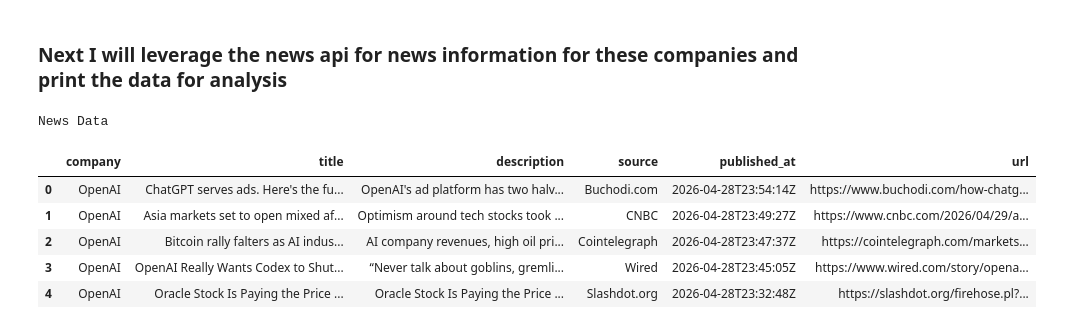
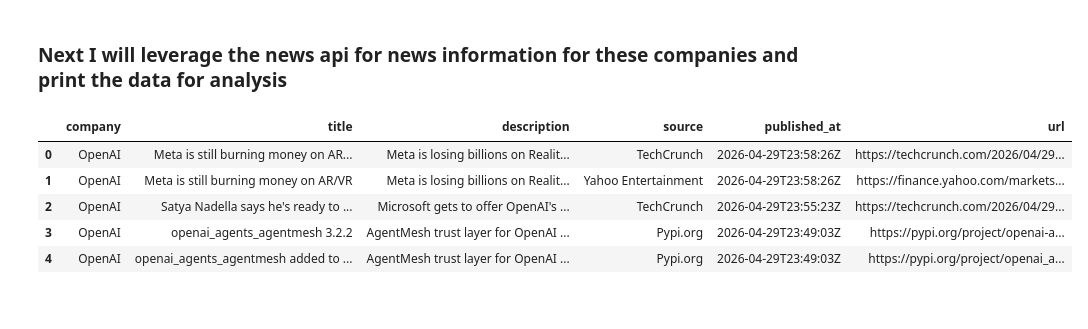
Before and after one commit to dwaynewebb86/IS362_Final_Project, a Jupyter notebook: final.ipynb, the cells around one changed output. Drawn from its saved outputs; the diff is of its cells as text; code cells hidden in the pictures.

```diff
--- a/final.ipynb
+++ b/final.ipynb
@@ -14,7 +17,7 @@ from datetime import datetime
 # %% [markdown]
 ### Next I will call the news api to parse news data for future analysis
 # %%
-NEWS_API_KEY = "1ac35e246d25442c849710b579cef494"
+NEWS_API_KEY = os.getenv("NEWS_API_KEY")
 # %% [markdown]
 ### Next I will outline the companies I want to search for news and stock data along with the time query timeline
 # %%
@@ -58,39 +107,43 @@ def get_news(query, from_date, to_date):
         "from": from_date,
         "to": to_date,
         "language": "en",
         "sortBy": "publishedAt",
+        "pageSize": 100,
         "apiKey": NEWS_API_KEY
     }
 
     response = requests.get(url, params=params)
+
+    if response.status_code != 200:
+        print("Status Code:", response.status_code)
+        print("Response:", response.text)
+
     response.raise_for_status()
     return response.json().get("articles", [])
 
 
 all_articles = []
 
 for company, query in news_queries.items():
-    articles = get_news(query, start_date, "2026-04-28")
+    articles = get_news(query, start_date, end_date)
 
     for article in articles:
         all_articles.append({
             "company": company,
             "title": article.get("title"),
             "description": article.get("description"),
             "source": article.get("source", {}).get("name"),
             "published_at": article.get("publishedAt"),
             "url": article.get("url")
         })
 
 news_df = pd.DataFrame(all_articles)
 
-print("News Data")
-display(news_df.head())
+news_df.head()
 # %% [output]
-News Data
 |  | company | title | description | source | published_at | url |
-| 0 | OpenAI | ChatGPT serves ads. Here's the fu... | OpenAI's ad platform has two halv... | Buchodi.com | 2026-04-28T23:54:14Z | https://www.buchodi.com/how-chatg... |
-| 1 | OpenAI | Asia markets set to open mixed af... | Optimism around tech stocks took ... | CNBC | 2026-04-28T23:49:27Z | https://www.cnbc.com/2026/04/29/a... |
-| 2 | OpenAI | Bitcoin rally falters as AI indus... | AI company revenues, high oil pri... | Cointelegraph | 2026-04-28T23:47:37Z | https://cointelegraph.com/markets... |
-| 3 | OpenAI | OpenAI Really Wants Codex to Shut... | “Never talk about goblins, gremli... | Wired | 2026-04-28T23:45:05Z | https://www.wired.com/story/opena... |
-| 4 | OpenAI | Oracle Stock Is Paying the Price ... | Oracle Stock Is Paying the Price ... | Slashdot.org | 2026-04-28T23:32:48Z | https://slashdot.org/firehose.pl?... |
+| 0 | OpenAI | Meta is still burning money on AR... | Meta is losing billions on Realit... | TechCrunch | 2026-04-29T23:58:26Z | https://techcrunch.com/2026/04/29... |
+| 1 | OpenAI | Meta is still burning money on AR/VR | Meta is losing billions on Realit... | Yahoo Entertainment | 2026-04-29T23:58:26Z | https://finance.yahoo.com/markets... |
+| 2 | OpenAI | Satya Nadella says he's ready to ... | Microsoft gets to offer OpenAI's ... | TechCrunch | 2026-04-29T23:55:23Z | https://techcrunch.com/2026/04/29... |
+| 3 | OpenAI | openai_agents_agentmesh 3.2.2 | AgentMesh trust layer for OpenAI ... | Pypi.org | 2026-04-29T23:49:03Z | https://pypi.org/project/openai-a... |
+| 4 | OpenAI | openai_agents_agentmesh added to ... | AgentMesh trust layer for OpenAI ... | Pypi.org | 2026-04-29T23:49:03Z | https://pypi.org/project/openai_a... |
```
Also changed, not shown: parts of 21 cells of this notebook, 1 other file.
